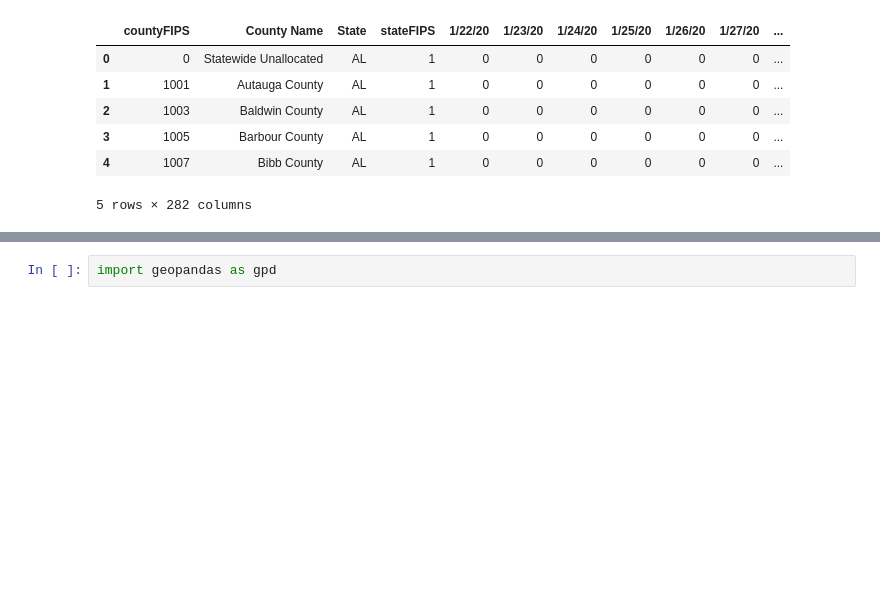
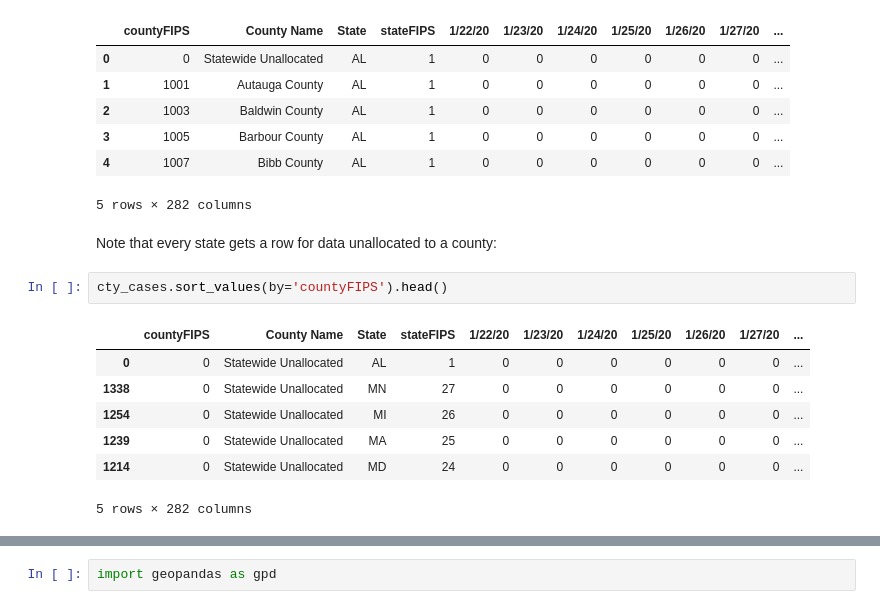
Before and after one commit to jamesdamillington/usa-covid-mapping, a Jupyter notebook: USA-covid-choropleth.ipynb, the cells around one changed output, grey strips where cells are left out. Saved outputs shown, nothing was run; the diff lists cells and outputs as text; blank space fills up the shorter version.

```diff
--- a/USA-covid-choropleth.ipynb
+++ b/USA-covid-choropleth.ipynb
@@ -21,3 +23,15 @@ cty_cases.head()
 | 3 | 1005 | Barbour County | AL | 1 | 0 | 0 | 0 | 0 | 0 | 0 | ... |
 | 4 | 1007 | Bibb County | AL | 1 | 0 | 0 | 0 | 0 | 0 | 0 | ... |
 5 rows × 282 columns
+# %% [markdown]
+Note that every state gets a row for data unallocated to a county:
+# %%
+cty_cases.sort_values(by='countyFIPS').head()
+# %% [output]
+|  | countyFIPS | County Name | State | stateFIPS | 1/22/20 | 1/23/20 | 1/24/20 | 1/25/20 | 1/26/20 | 1/27/20 | ... |
+| 0 | 0 | Statewide Unallocated | AL | 1 | 0 | 0 | 0 | 0 | 0 | 0 | ... |
+| 1338 | 0 | Statewide Unallocated | MN | 27 | 0 | 0 | 0 | 0 | 0 | 0 | ... |
+| 1254 | 0 | Statewide Unallocated | MI | 26 | 0 | 0 | 0 | 0 | 0 | 0 | ... |
+| 1239 | 0 | Statewide Unallocated | MA | 25 | 0 | 0 | 0 | 0 | 0 | 0 | ... |
+| 1214 | 0 | Statewide Unallocated | MD | 24 | 0 | 0 | 0 | 0 | 0 | 0 | ... |
+5 rows × 282 columns
```
Also changed, not shown: parts of 29 cells of this notebook, 1 other file.
